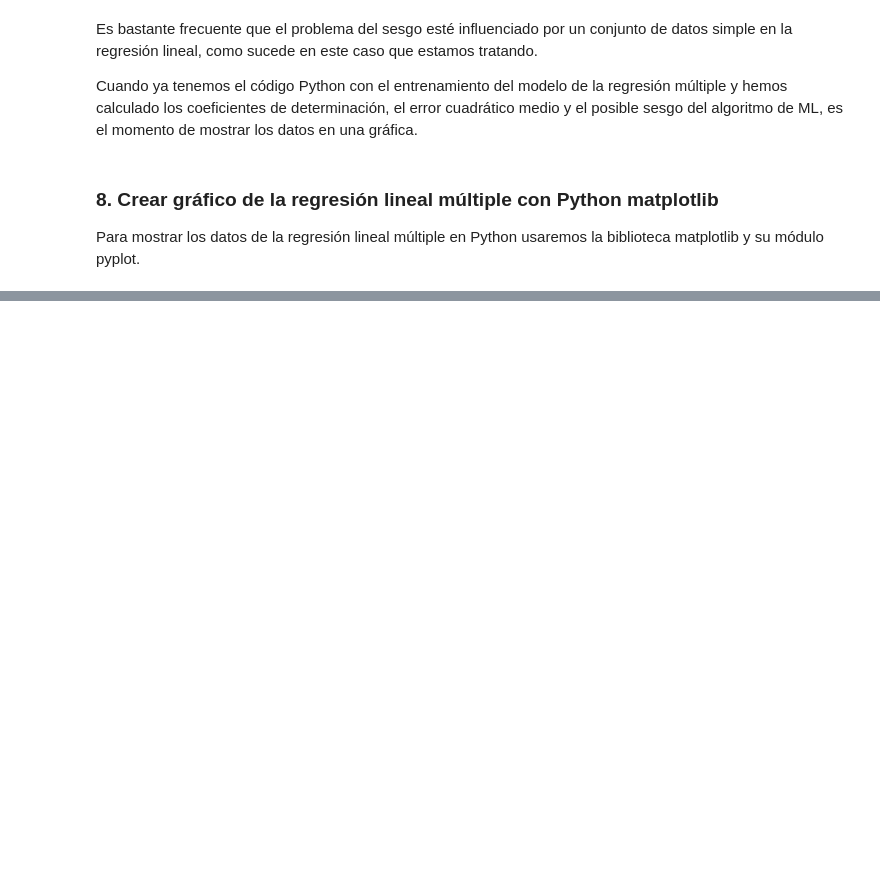
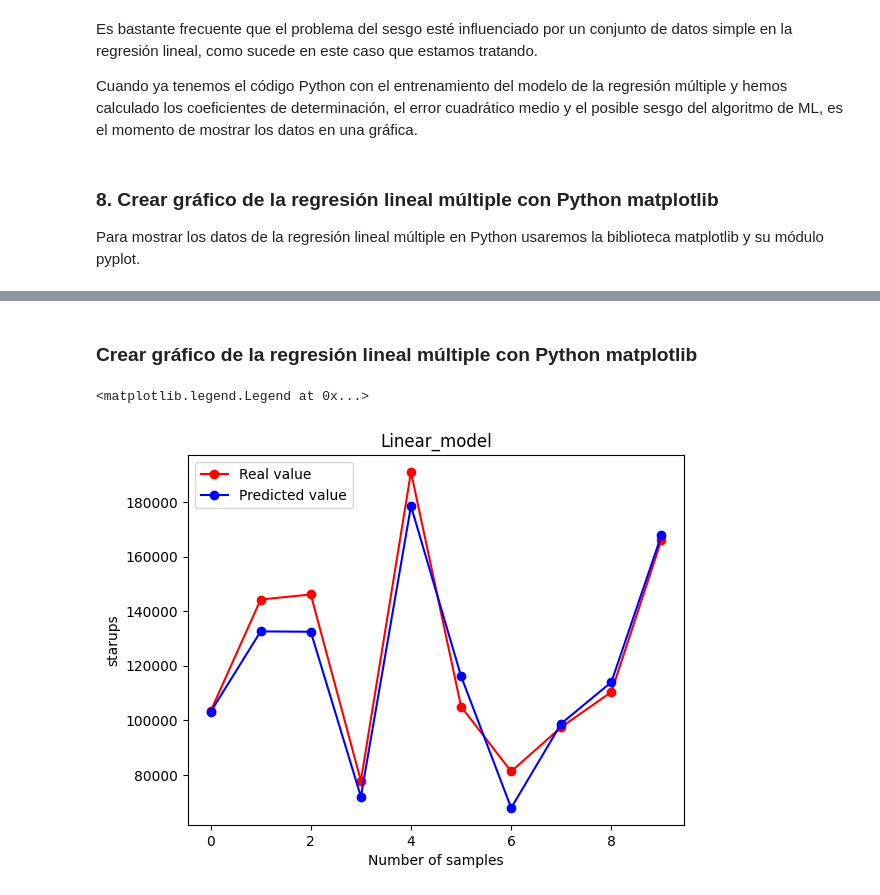
Before and after one commit to jorgenriquez/Inteligencia_artificial, a Jupyter notebook: Regresión_Lineal_Múltiple.ipynb, the cells around one changed output, grey strips where cells are left out. Saved outputs shown, nothing was run; the diff lists cells and outputs as text; code cells hidden in the pictures; blank space fills up the shorter version.

```diff
--- a/Regresión_Lineal_Múltiple.ipynb
+++ b/Regresión_Lineal_Múltiple.ipynb
@@ -143,0 +157,5 @@ Coeficiente de determinación: 1.0
+# %%
+from sklearn.compose import ColumnTransformer
+from sklearn.preprocessing import OneHotEncoder
+ct = ColumnTransformer(transformers=[('encoder', OneHotEncoder(), [3])], remainder='passthrough')
+X = np.array(ct.fit_transform(X))
@@ -143,0 +164,3 @@ Coeficiente de determinación: 1.0
+# %%
+from sklearn.model_selection import train_test_split
+X_train, X_test, y_train, y_test = train_test_split(X, y, test_size = 0.2, random_state = 0)
@@ -143,0 +169,4 @@ Coeficiente de determinación: 1.0
+# %%
+from sklearn.linear_model import LinearRegression
+lm = regressor = LinearRegression()
+lm.fit(X_train, y_train)
@@ -143,0 +177,4 @@ Coeficiente de determinación: 1.0
+# %%
+y_pred = lm.predict(X_test)
+np.set_printoptions(precision=2)
+print(np.concatenate((y_pred.reshape(len(y_pred),1), y_test.reshape(len(y_test),1)),1))
@@ -143,0 +192,13 @@ Coeficiente de determinación: 1.0
+# %% [markdown]
+### Crear gráfico de la regresión lineal múltiple con Python matplotlib
+# %%
+z = np.arange(len(y_pred))
+plt.plot( z, y_test, color = "red", marker = "o", label = "Real value")
+plt.plot( z, y_pred, color = "blue", marker = "o", label = "Predicted value")
+plt.title("Linear_model")
+plt.xlabel("Number of samples")
+plt.ylabel("starups")
+plt.legend(loc = "upper left")
+# %% [output]
+<matplotlib.legend.Legend at 0x...>
+[figure, added]
```
Also changed, not shown: parts of 17 cells of this notebook.
